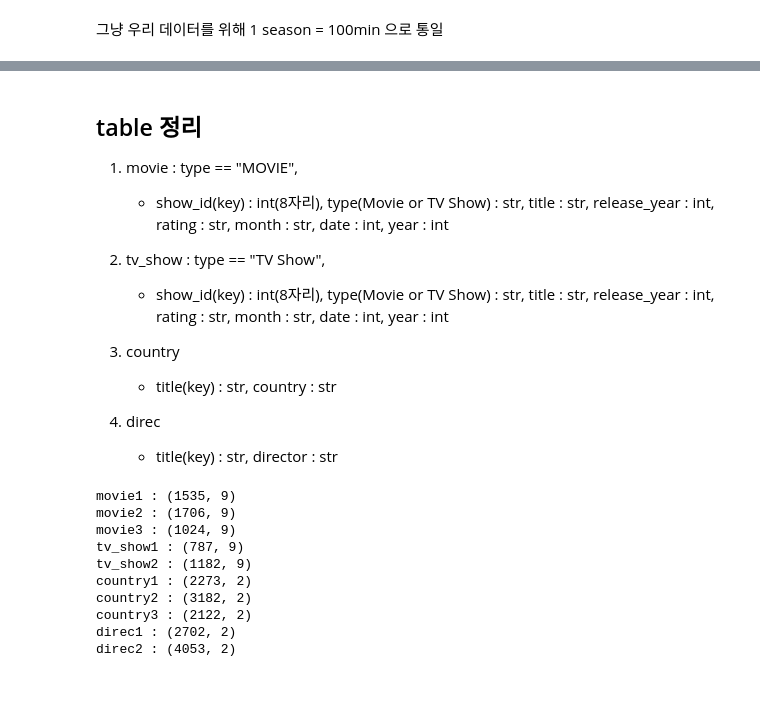
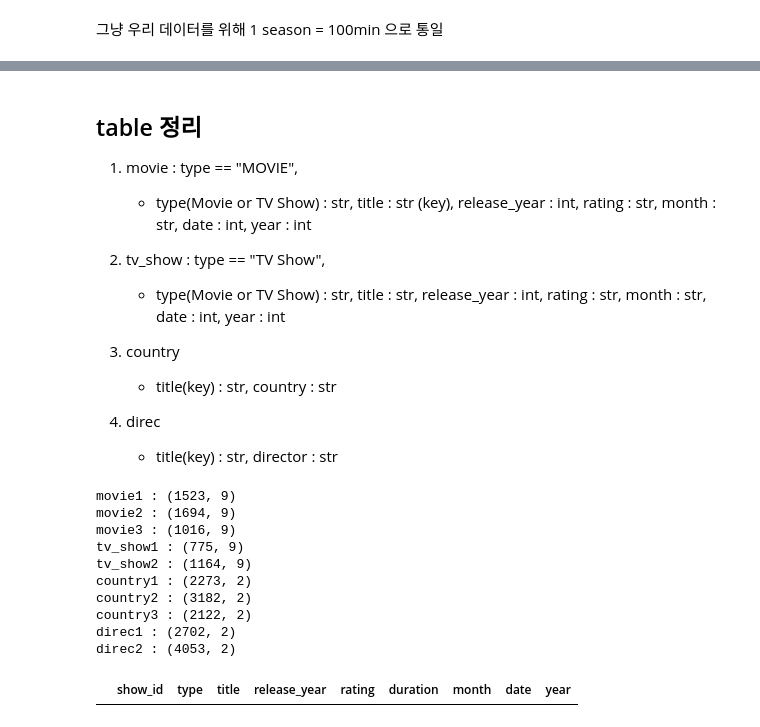
Before and after one commit to ryan0507/DB_crowd_sourcing, a Jupyter notebook: dataset/netflix/netflix_data_generation.ipynb, the cells around one changed output, grey strips where cells are left out. Drawn from its saved outputs; the diff is of its cells as text; code cells hidden in the pictures; blank space fills up the shorter version.

```diff
--- a/dataset/netflix/netflix_data_generation.ipynb
+++ b/dataset/netflix/netflix_data_generation.ipynb
@@ -39,3 +39,5 @@ show_id가 key value
+# %%
+data = data.drop_duplicates('title', keep = 'first')
 # %%
 data.isna().sum()
 # %% [output]
@@ -53,7 +55,7 @@ listed_in          0
 description        0
 dtype: int64
 # %%
-data = data.drop(["cast", "description"], axis = 1)
+data = data.drop(["show_id", "cast", "description"], axis = 1)
 data.head()
 # %% [output]
 |  | show_id | type | title | director | country | date_added | release_year | rating | duration | listed_in |
@@ -222,9 +224,9 @@ See the caveats in the documentation: https://pandas.pydata.org/pandas-docs/stab
 # %% [markdown]
 ## table 정리
 1) movie : type == "MOVIE",
-    - show_id(key) : int(8자리), type(Movie or TV Show) : str, title : str, release_year : int, rating : str, month : str, date : int, year : int
+    - type(Movie or TV Show) : str, title : str (key), release_year : int, rating : str, month : str, date : int, year : int
 2) tv_show : type == "TV Show",
-    - show_id(key) : int(8자리), type(Movie or TV Show) : str, title : str, release_year : int, rating : str, month : str, date : int, year : int
+    - type(Movie or TV Show) : str, title : str, release_year : int, rating : str, month : str, date : int, year : int
 
 3) country
     - title(key) : str, country : str
@@ -256,11 +258,11 @@ for i, table in enumerate(tables):
     print(table.name, ":", table.shape)
     table.reset_index(drop = True, inplace = True)
 # %% [output]
-movie1 : (1535, 9)
-movie2 : (1706, 9)
-movie3 : (1024, 9)
-tv_show1 : (787, 9)
-tv_show2 : (1182, 9)
+movie1 : (1523, 9)
+movie2 : (1694, 9)
+movie3 : (1016, 9)
+tv_show1 : (775, 9)
+tv_show2 : (1164, 9)
 country1 : (2273, 2)
 country2 : (3182, 2)
 country3 : (2122, 2)
@@ -269,3 +271,7 @@ direc2 : (4053, 2)
 # %%
 for table in tables:
     table.to_csv('{}.csv'.format(table.name), index = False)
+# %%
+data[data["title"].duplicated()].head(50)
+# %% [output]
+|  | show_id | type | title | release_year | rating | duration | month | date | year |
```
Also changed, not shown: parts of 7 cells of this notebook, 11 other files.
